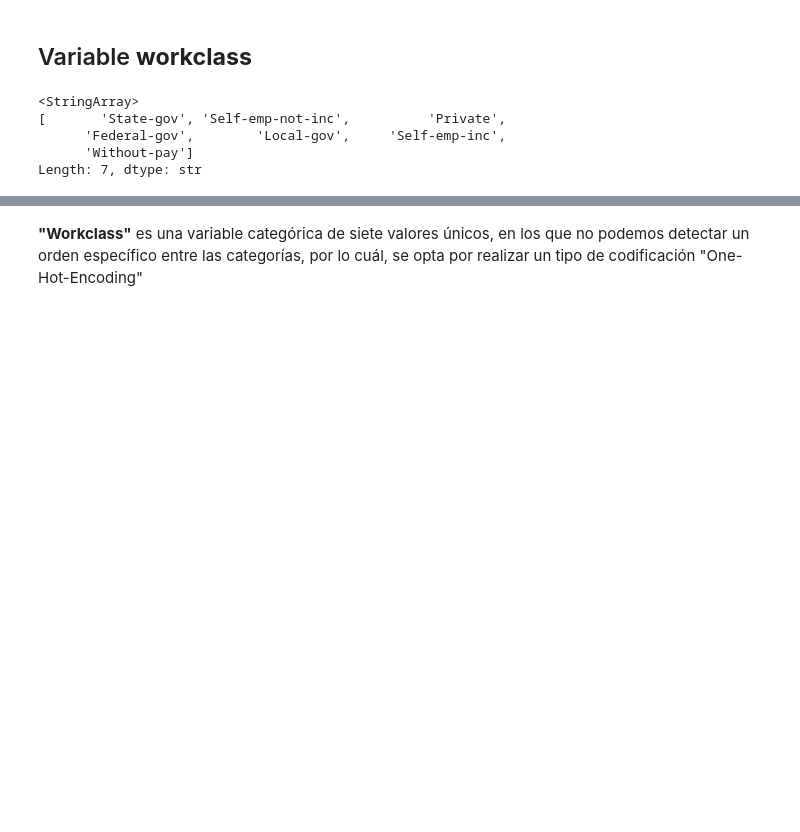
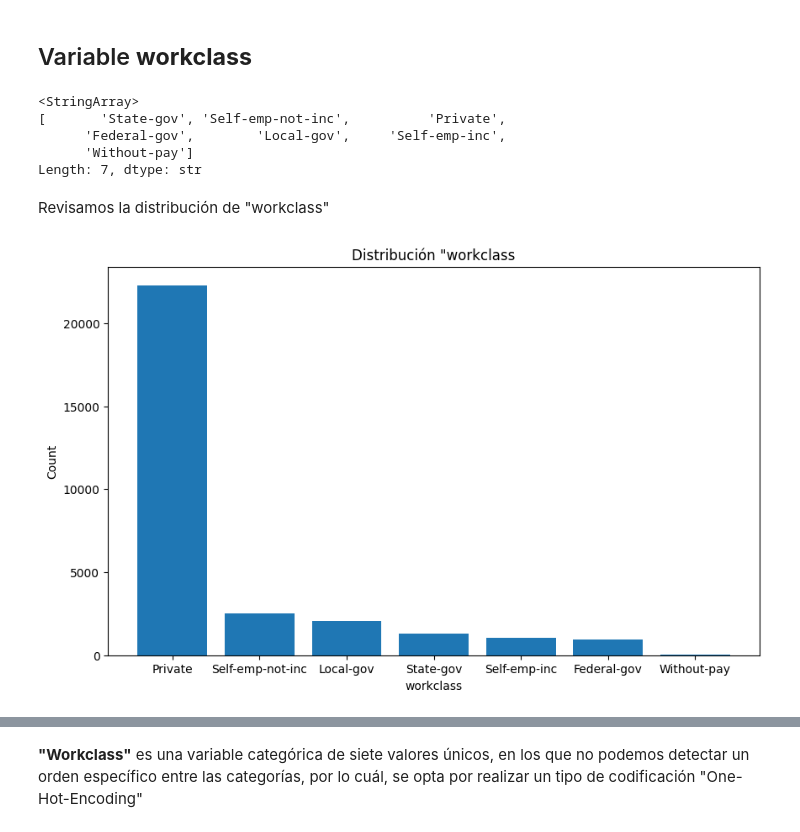
Before and after one commit to IEs80/Aprendizaje-Profundo, a Jupyter notebook: TP_N2/SZTENBERG-IAN-DL-TP2-Co24.ipynb, the cells around one changed output, grey strips where cells are left out. Saved outputs shown, nothing was run; the diff lists cells and outputs as text; code cells hidden in the pictures; blank space fills up the shorter version.

```diff
--- a/TP_N2/SZTENBERG-IAN-DL-TP2-Co24.ipynb
+++ b/TP_N2/SZTENBERG-IAN-DL-TP2-Co24.ipynb
@@ -188,3 +188,16 @@ df["workclass"].unique()
       'Federal-gov',        'Local-gov',     'Self-emp-inc',
       'Without-pay']
 Length: 7, dtype: str
+# %% [markdown]
+<p>Revisamos la distribución de "workclass"</p>
+# %%
+workclass_counts = df['workclass'].value_counts()
+
+plt.figure(figsize=(10, 6))
+plt.bar(workclass_counts.index, workclass_counts)
+plt.title('Distribución "workclass')
+plt.xlabel('workclass')
+plt.ylabel('Count')
+plt.show()
+# %% [output]
+[figure, added]
```
Also changed, not shown: parts of 5 cells of this notebook.
